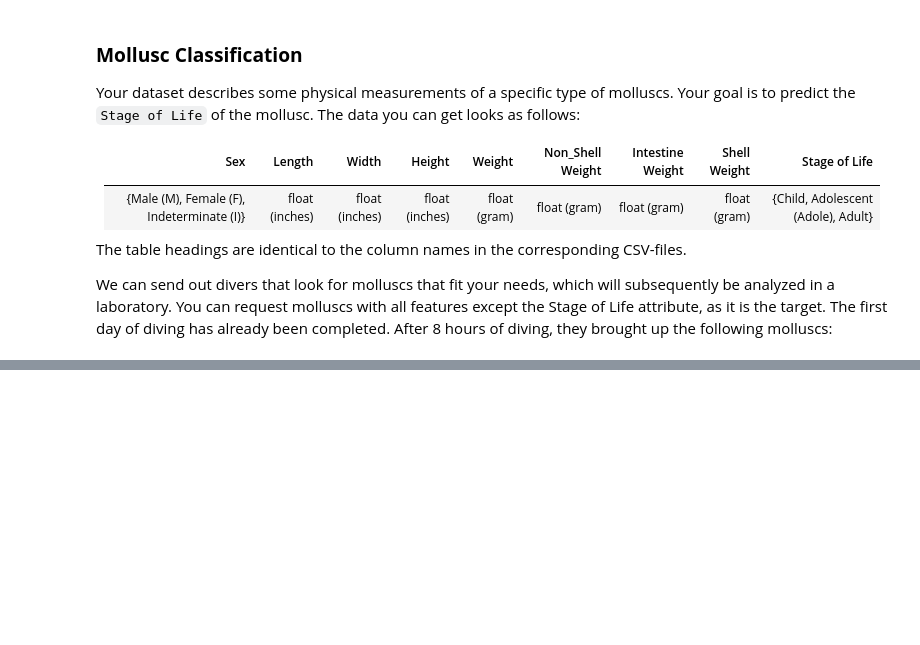
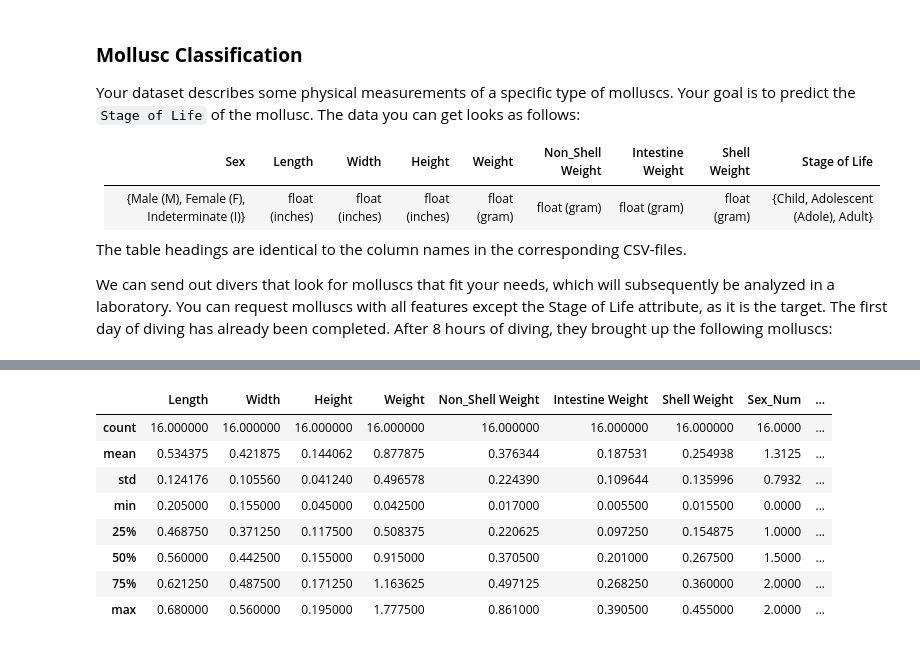
Before and after one commit to Liphip/e2ml, a Jupyter notebook: notebooks/13_final_exercise.ipynb, the cells around one changed output, grey strips where cells are left out. Saved outputs shown, nothing was run; the diff lists cells and outputs as text; code cells hidden in the pictures; blank space fills up the shorter version.

```diff
--- a/notebooks/13_final_exercise.ipynb
+++ b/notebooks/13_final_exercise.ipynb
@@ -54,0 +123,13 @@ initial_molluscs_data
+# %%
+# Analyze the data
+molluscs_data.describe()
+# %% [output]
+|  | Length | Width | Height | Weight | Non_Shell Weight | Intestine Weight | Shell Weight | Sex_Num | ... |
+| count | 16.000000 | 16.000000 | 16.000000 | 16.000000 | 16.000000 | 16.000000 | 16.000000 | 16.0000 | ... |
+| mean | 0.534375 | 0.421875 | 0.144062 | 0.877875 | 0.376344 | 0.187531 | 0.254938 | 1.3125 | ... |
+| std | 0.124176 | 0.105560 | 0.041240 | 0.496578 | 0.224390 | 0.109644 | 0.135996 | 0.7932 | ... |
+| min | 0.205000 | 0.155000 | 0.045000 | 0.042500 | 0.017000 | 0.005500 | 0.015500 | 0.0000 | ... |
+| 25% | 0.468750 | 0.371250 | 0.117500 | 0.508375 | 0.220625 | 0.097250 | 0.154875 | 1.0000 | ... |
+| 50% | 0.560000 | 0.442500 | 0.155000 | 0.915000 | 0.370500 | 0.201000 | 0.267500 | 1.5000 | ... |
+| 75% | 0.621250 | 0.487500 | 0.171250 | 1.163625 | 0.497125 | 0.268250 | 0.360000 | 2.0000 | ... |
+| max | 0.680000 | 0.560000 | 0.195000 | 1.777500 | 0.861000 | 0.390500 | 0.455000 | 2.0000 | ... |
```
Also changed, not shown: parts of 15 cells of this notebook, 1 other file.
